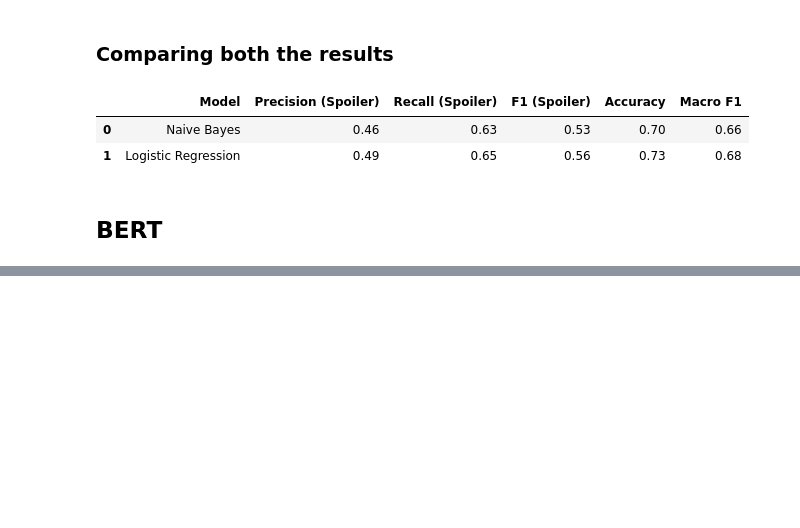
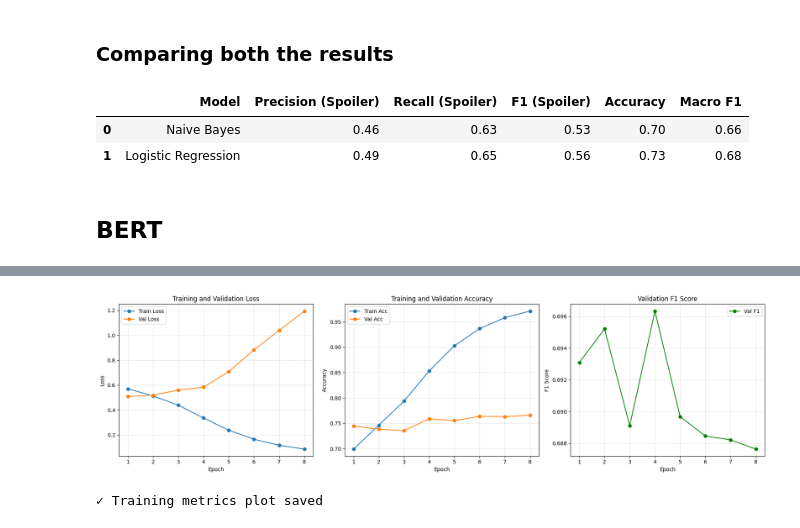
Before and after one commit to ayshmnmm/plot-protector, a Jupyter notebook: notebooks/03_model_prototyping.ipynb, the cells around one changed output, grey strips where cells are left out. Cells and saved outputs as stored; diff of their text form; code cells hidden in the pictures; blank space fills up the shorter version.

Commit message:
Ran BERT and added saved models

```diff
--- a/notebooks/03_model_prototyping.ipynb
+++ b/notebooks/03_model_prototyping.ipynb
@@ -368,7 +617,7 @@ You should probably TRAIN this model on a down-stream task to be able to use it
 # %%
-from torch.optim import AdamW
-optimizer = AdamW(model.parameters(), lr=cfg.lr, weight_decay=cfg.weight_decay)
-total_steps = cfg.epochs * len(train_loader)
-num_warmup = int(cfg.warmup_ratio * total_steps)
-scheduler = get_linear_schedule_with_warmup(optimizer, num_warmup_steps=num_warmup, num_training_steps=total_steps)
+# from torch.optim import AdamW
+# optimizer = AdamW(model.parameters(), lr=cfg.lr, weight_decay=cfg.weight_decay)
+# total_steps = cfg.epochs * len(train_loader)
+# num_warmup = int(cfg.warmup_ratio * total_steps)
+# scheduler = get_linear_schedule_with_warmup(optimizer, num_warmup_steps=num_warmup, num_training_steps=total_steps)
 # %%
@@ -460,0 +977,37 @@ print("Saved to:", save_dir)
+# %%
+fig, axes = plt.subplots(1, 3, figsize=(18, 5))
+
+# Loss
+axes[0].plot(range(1, len(train_losses)+1), train_losses, label='Train Loss', marker='o')
+axes[0].plot(range(1, len(val_losses)+1), val_losses, label='Val Loss', marker='o')
+axes[0].set_xlabel('Epoch')
+axes[0].set_ylabel('Loss')
+axes[0].set_title('Training and Validation Loss')
+axes[0].legend()
+axes[0].grid(True, alpha=0.3)
+
+# Accuracy
+axes[1].plot(range(1, len(train_accs)+1), train_accs, label='Train Acc', marker='o')
+axes[1].plot(range(1, len(val_accs)+1), val_accs, label='Val Acc', marker='o')
+axes[1].set_xlabel('Epoch')
+axes[1].set_ylabel('Accuracy')
+axes[1].set_title('Training and Validation Accuracy')
+axes[1].legend()
+axes[1].grid(True, alpha=0.3)
+
+# F1 Score
+axes[2].plot(range(1, len(val_f1s)+1), val_f1s, label='Val F1', marker='o', color='green')
+axes[2].set_xlabel('Epoch')
+axes[2].set_ylabel('F1 Score')
+axes[2].set_title('Validation F1 Score')
+axes[2].legend()
+axes[2].grid(True, alpha=0.3)
+
+plt.tight_layout()
+plt.savefig(os.path.join(cfg.outdir, 'training_metrics.png'), dpi=150, bbox_inches='tight')
+plt.show()
+
+print("✓ Training metrics plot saved")
+# %% [output]
+[figure, added]
+✓ Training metrics plot saved
```
Also changed, not shown: parts of 28 cells of this notebook, 4 other files.
